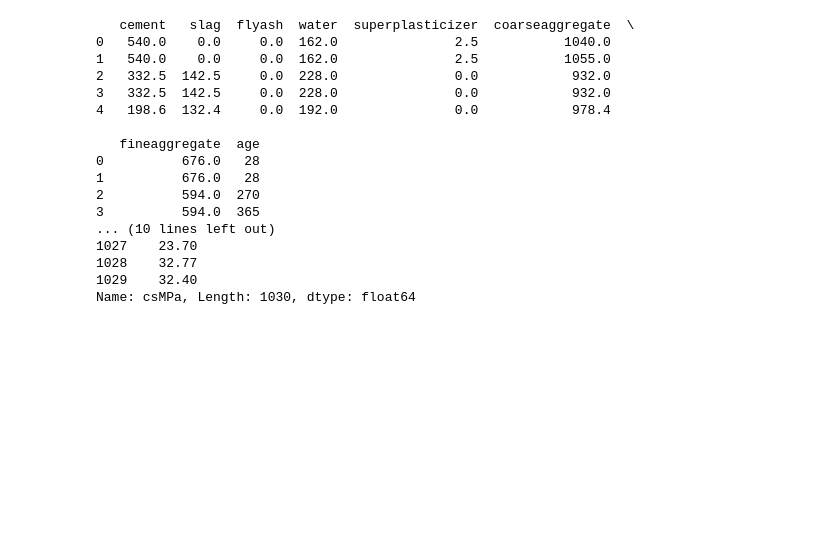
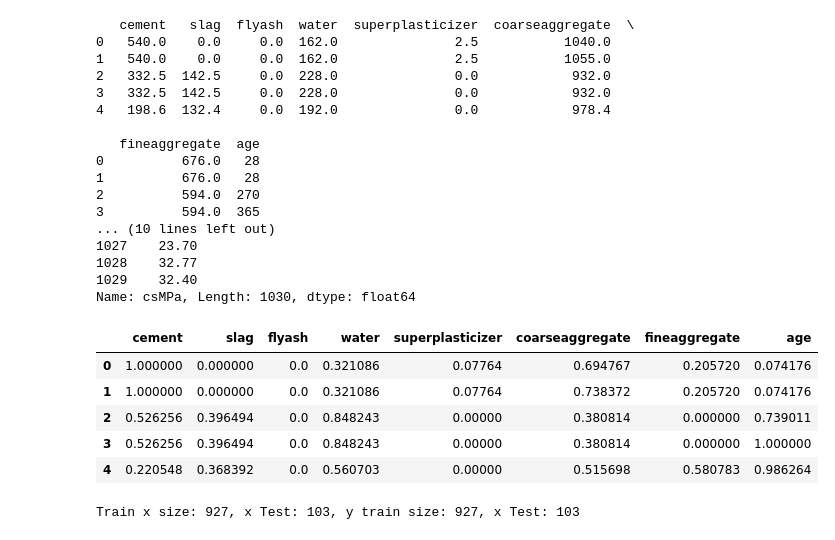
Before and after one commit to Hunteracademic/Neural_network_group_7, a Jupyter notebook: working file.ipynb, the cells around one changed output. Cells and saved outputs as stored; diff of their text form; code cells hidden in the pictures; blank space fills up the shorter version.

Commit message:
splitting the data into train test for both y and x

```diff
--- a/working file.ipynb
+++ b/working file.ipynb
@@ -141,3 +141,23 @@ print("\n", y_concrete_data)
 1028    32.77
 1029    32.40
 Name: csMPa, Length: 1030, dtype: float64
+# %%
+from sklearn.preprocessing import MinMaxScaler
+scaler = MinMaxScaler()
+scaled_x = scaler.fit_transform(x_concrete_data)
+df_scaled = pd.DataFrame(scaled_x, columns=x_concrete_data.columns, index=x_concrete_data.index)
+df_scaled.head()
+# %% [output]
+|  | cement | slag | flyash | water | superplasticizer | coarseaggregate | fineaggregate | age |
+| 0 | 1.000000 | 0.000000 | 0.0 | 0.321086 | 0.07764 | 0.694767 | 0.205720 | 0.074176 |
+| 1 | 1.000000 | 0.000000 | 0.0 | 0.321086 | 0.07764 | 0.738372 | 0.205720 | 0.074176 |
+| 2 | 0.526256 | 0.396494 | 0.0 | 0.848243 | 0.00000 | 0.380814 | 0.000000 | 0.739011 |
+| 3 | 0.526256 | 0.396494 | 0.0 | 0.848243 | 0.00000 | 0.380814 | 0.000000 | 1.000000 |
+| 4 | 0.220548 | 0.368392 | 0.0 | 0.560703 | 0.00000 | 0.515698 | 0.580783 | 0.986264 |
+# %%
+from sklearn.model_selection import train_test_split
+x_train, x_test, y_train, y_test = train_test_split(scaled_x, y_concrete_data, train_size=0.9, random_state=42)
+
+print(f"Train x size: {len(x_train)}, x Test: {len(x_test)}, y train size: {len(y_train)}, x Test: {len(y_test)}")
+# %% [output]
+Train x size: 927, x Test: 103, y train size: 927, x Test: 103
```
